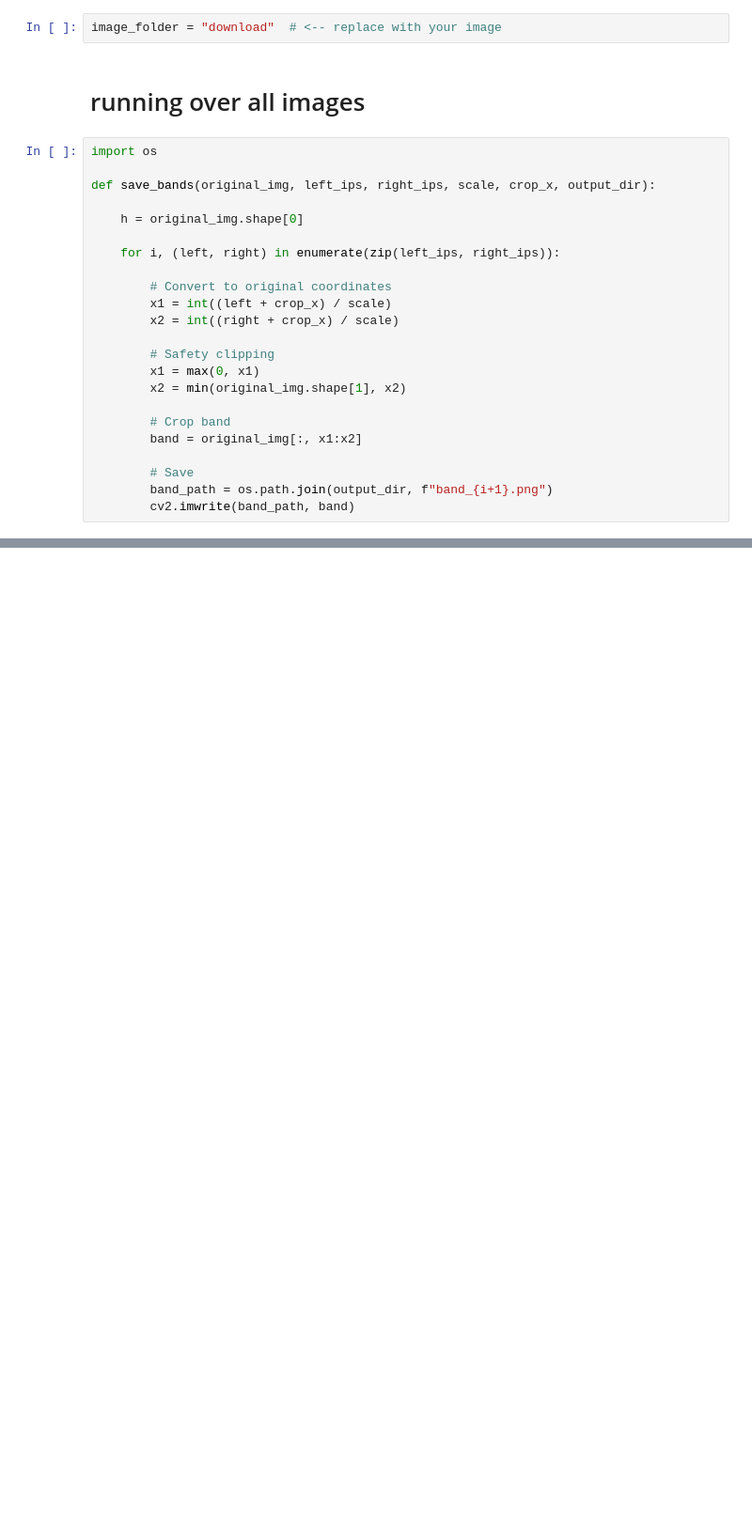
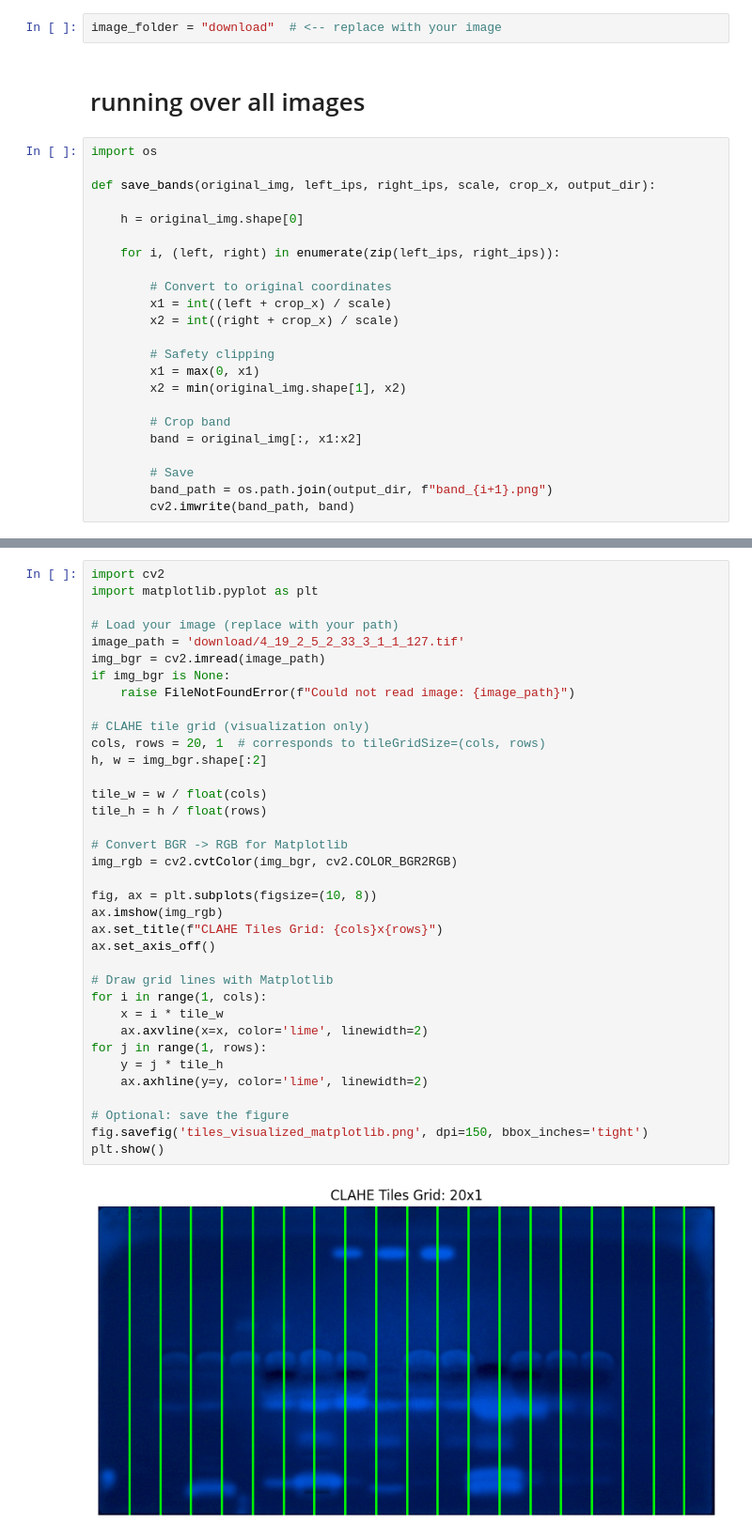
Before and after one commit to maneetoth/2LabsToGo-Eco, a Jupyter notebook: 2LabsToGo-Eco-Software/Notebook/track_detection.ipynb, the cells around one changed output, grey strips where cells are left out. Shown at 94% size. Drawn from its saved outputs; the diff is of its cells as text; blank space fills up the shorter version.

```diff
--- a/2LabsToGo-Eco-Software/Notebook/track_detection.ipynb
+++ b/2LabsToGo-Eco-Software/Notebook/track_detection.ipynb
@@ -397,0 +562,38 @@ Number of detected tracks: 13
+# %%
+import cv2
+import matplotlib.pyplot as plt
+
+# Load your image (replace with your path)
+image_path = 'download/4_19_2_5_2_33_3_1_1_127.tif'
+img_bgr = cv2.imread(image_path)
+if img_bgr is None:
+    raise FileNotFoundError(f"Could not read image: {image_path}")
+
+# CLAHE tile grid (visualization only)
+cols, rows = 20, 1  # corresponds to tileGridSize=(cols, rows)
+h, w = img_bgr.shape[:2]
+
+tile_w = w / float(cols)
+tile_h = h / float(rows)
+
+# Convert BGR -> RGB for Matplotlib
+img_rgb = cv2.cvtColor(img_bgr, cv2.COLOR_BGR2RGB)
+
+fig, ax = plt.subplots(figsize=(10, 8))
+ax.imshow(img_rgb)
+ax.set_title(f"CLAHE Tiles Grid: {cols}x{rows}")
+ax.set_axis_off()
+
+# Draw grid lines with Matplotlib
+for i in range(1, cols):
+    x = i * tile_w
+    ax.axvline(x=x, color='lime', linewidth=2)
+for j in range(1, rows):
+    y = j * tile_h
+    ax.axhline(y=y, color='lime', linewidth=2)
+
+# Optional: save the figure
+fig.savefig('tiles_visualized_matplotlib.png', dpi=150, bbox_inches='tight')
+plt.show()
+# %% [output]
+[figure, added]
```
Also changed, not shown: parts of 5 cells of this notebook, 13 other files.
